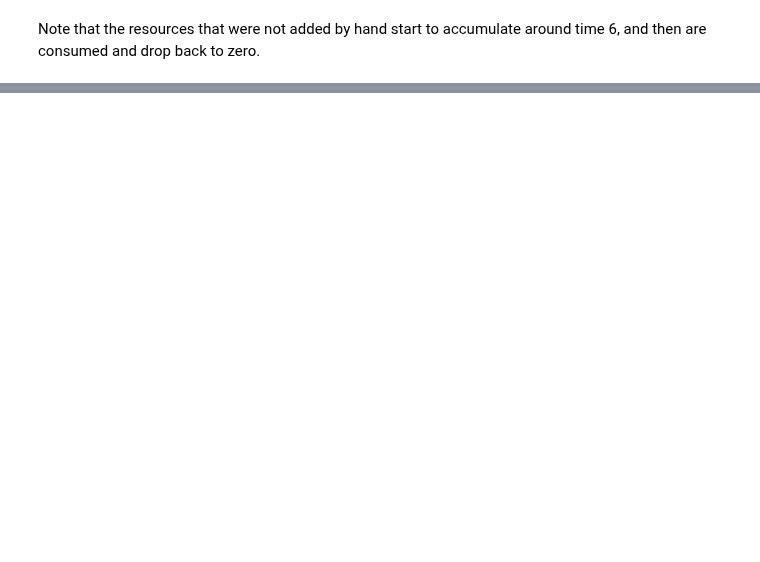
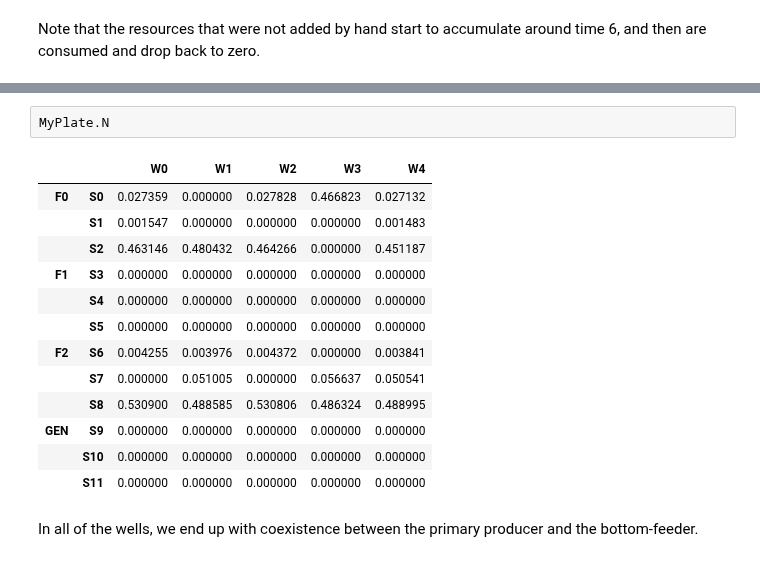
Before and after one commit to Emergent-Behaviors-in-Biology/community-simulator, a Jupyter notebook: Community Simulator Tutorial.ipynb, the cells around one changed output, grey strips where cells are left out. Drawn from its saved outputs; the diff is of its cells as text; blank space fills up the shorter version.

```diff
--- a/Community Simulator Tutorial.ipynb
+++ b/Community Simulator Tutorial.ipynb
@@ -362,0 +359,18 @@ There is no coexistence, and I haven't been able to find a parameter set that do
+# %%
+MyPlate.N
+# %% [output]
+|  |  | W0 | W1 | W2 | W3 | W4 |
+| F0 | S0 | 0.027359 | 0.000000 | 0.027828 | 0.466823 | 0.027132 |
+|  | S1 | 0.001547 | 0.000000 | 0.000000 | 0.000000 | 0.001483 |
+|  | S2 | 0.463146 | 0.480432 | 0.464266 | 0.000000 | 0.451187 |
+| F1 | S3 | 0.000000 | 0.000000 | 0.000000 | 0.000000 | 0.000000 |
+|  | S4 | 0.000000 | 0.000000 | 0.000000 | 0.000000 | 0.000000 |
+|  | S5 | 0.000000 | 0.000000 | 0.000000 | 0.000000 | 0.000000 |
+| F2 | S6 | 0.004255 | 0.003976 | 0.004372 | 0.000000 | 0.003841 |
+|  | S7 | 0.000000 | 0.051005 | 0.000000 | 0.056637 | 0.050541 |
+|  | S8 | 0.530900 | 0.488585 | 0.530806 | 0.486324 | 0.488995 |
+| GEN | S9 | 0.000000 | 0.000000 | 0.000000 | 0.000000 | 0.000000 |
+|  | S10 | 0.000000 | 0.000000 | 0.000000 | 0.000000 | 0.000000 |
+|  | S11 | 0.000000 | 0.000000 | 0.000000 | 0.000000 | 0.000000 |
+# %% [markdown]
+In all of the wells, we end up with coexistence between the primary producer and the bottom-feeder.
```
Also changed, not shown: parts of 7 cells of this notebook.
